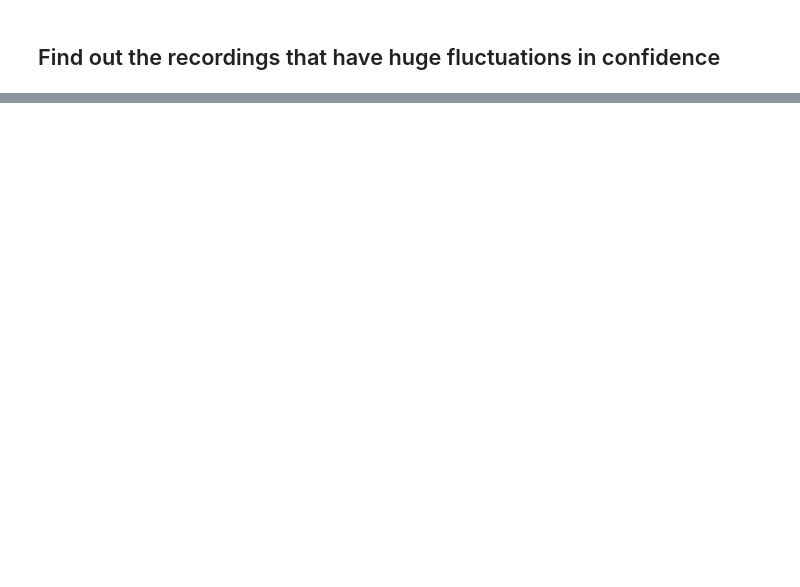
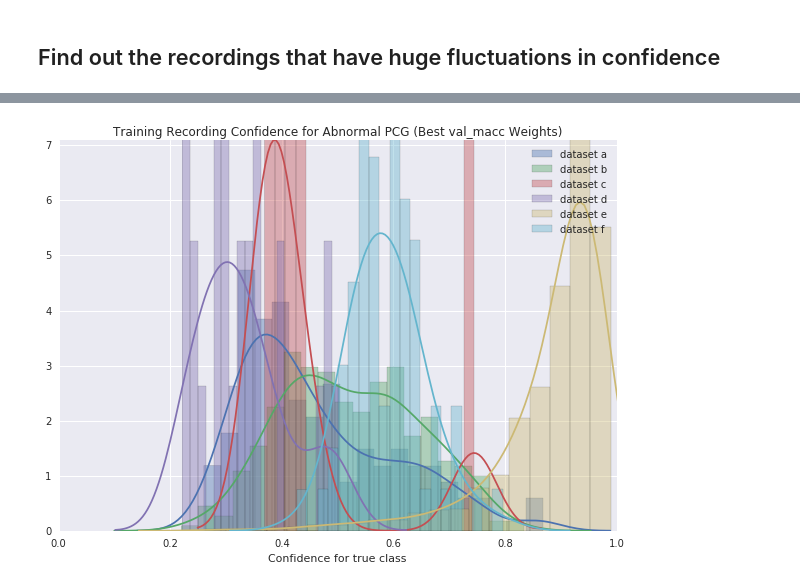
Before and after one commit to AhmedImtiazPrio/heartnet, a Jupyter notebook: codes/eval.ipynb, the cells around one changed output, grey strips where cells are left out. Drawn from its saved outputs; the diff is of its cells as text; code cells hidden in the pictures; blank space fills up the shorter version.

```diff
--- a/codes/eval.ipynb
+++ b/codes/eval.ipynb
@@ -357,0 +398,24 @@ plt.show()
+# %%
+# list_sweep = dfTrain.columns[-(df.epoch.count()-min_epoch):] # list of columns for sweep
+# plt.figure(figsize=(20,10))
+# sns.boxplot(x="filenames",data=dfTrain[list_sweep.append("filenames")])
+# plt.show()
+# dfTrain['conf_mean'] = dfTrain[list(dfTrain.columns.values)[-100:]].mean(axis=1).values
+# dfTrain['conf_var'] = dfTrain[list(dfTrain.columns.values)[-100:]].var(axis=1).values
+metric = 'val_macc'
+plt.figure(figsize=(10,7))
+for color,dataset in enumerate(dfTrain.dataset.unique()):
+    if dataset == 'x':
+        continue
+#     sns.distplot(dfTrain['conf_'+metric][dfTrain.true == 1][dfTrain.dataset == dataset],bins=20,kde_kws={'bw':.04},label='Abnormal')
+    sns.distplot(dfTrain['conf_'+metric][dfTrain.true == 0][dfTrain.dataset == dataset],bins=20,
+                 kde_kws={'bw':.04},label='dataset '+dataset,
+                )
+plt.legend()
+plt.xlim([0,1])
+plt.xlabel("Confidence for true class")
+plt.title("Training Recording Confidence for Abnormal PCG (Best "+metric+" Weights)")
+# plt.yscale('log')
+plt.show()
+# %% [output]
+[figure, added]
```
Also changed, not shown: parts of 27 cells of this notebook, 1 other file.
